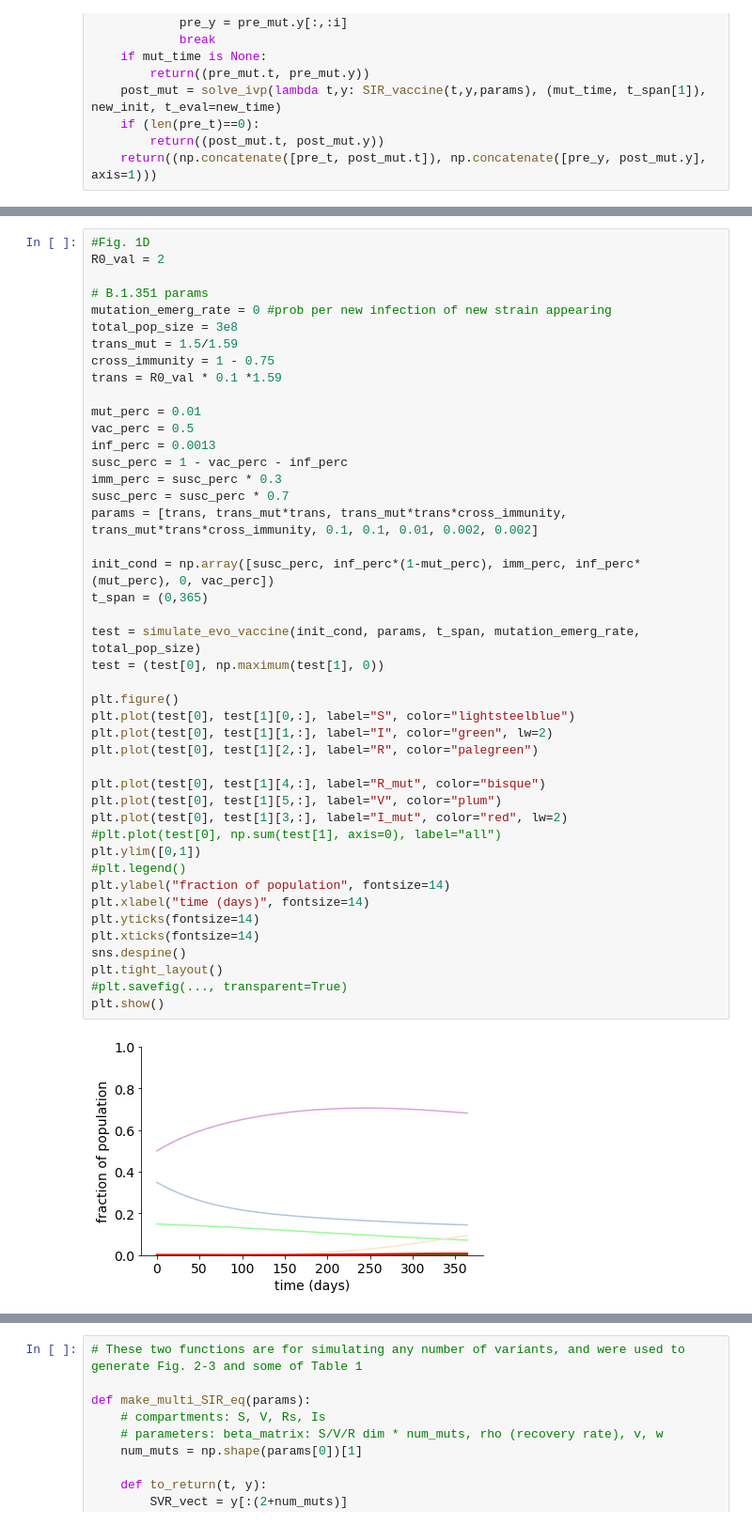
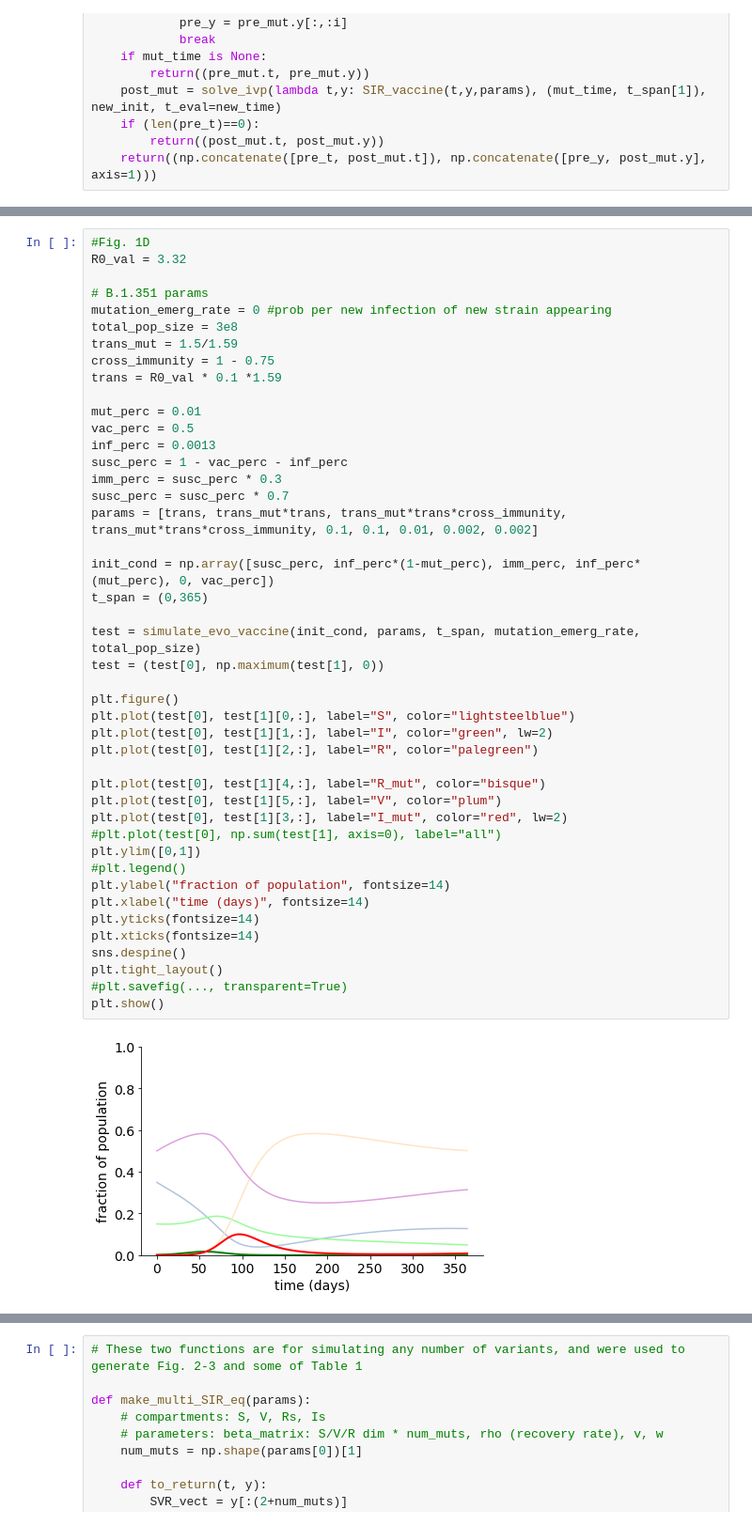
Before and after one commit to dvanegeren/covid-vaccine-preexisting, a Jupyter notebook: run_SIR_model.ipynb, the cells around one changed output, grey strips where cells are left out. Shown at 94% size. Cells and saved outputs as stored; diff of their text form.

```diff
--- a/run_SIR_model.ipynb
+++ b/run_SIR_model.ipynb
@@ -107,6 +110,6 @@ plt.show()
 # %%
 #Fig. 1D
-R0_val = 2
+R0_val = 3.32
 
 # B.1.351 params
 mutation_emerg_rate = 0 #prob per new infection of new strain appearing
@@ -122,33 +125,33 @@ susc_perc = 1 - vac_perc - inf_perc
 imm_perc = susc_perc * 0.3
 susc_perc = susc_perc * 0.7
 params = [trans, trans_mut*trans, trans_mut*trans*cross_immunity, trans_mut*trans*cross_immunity, 0.1, 0.1, 0.01, 0.002, 0.002]
 
 init_cond = np.array([susc_perc, inf_perc*(1-mut_perc), imm_perc, inf_perc*(mut_perc), 0, vac_perc])
 t_span = (0,365)
 
 test = simulate_evo_vaccine(init_cond, params, t_span, mutation_emerg_rate, total_pop_size)
 test = (test[0], np.maximum(test[1], 0))
 
 plt.figure()
 plt.plot(test[0], test[1][0,:], label="S", color="lightsteelblue")
 plt.plot(test[0], test[1][1,:], label="I", color="green", lw=2)
 plt.plot(test[0], test[1][2,:], label="R", color="palegreen")
 
 plt.plot(test[0], test[1][4,:], label="R_mut", color="bisque")
 plt.plot(test[0], test[1][5,:], label="V", color="plum")
 plt.plot(test[0], test[1][3,:], label="I_mut", color="red", lw=2)
 #plt.plot(test[0], np.sum(test[1], axis=0), label="all")
 plt.ylim([0,1])
 #plt.legend()
 plt.ylabel("fraction of population", fontsize=14)
 plt.xlabel("time (days)", fontsize=14)
 plt.yticks(fontsize=14)
 plt.xticks(fontsize=14)
 sns.despine()
 plt.tight_layout()
 #plt.savefig(..., transparent=True)
 plt.show()
 # %% [output]
-[figure, old version]
+[figure, new version]
 # %%
 #Fig. 1E
```
Also changed, not shown: parts of 6 cells of this notebook.
